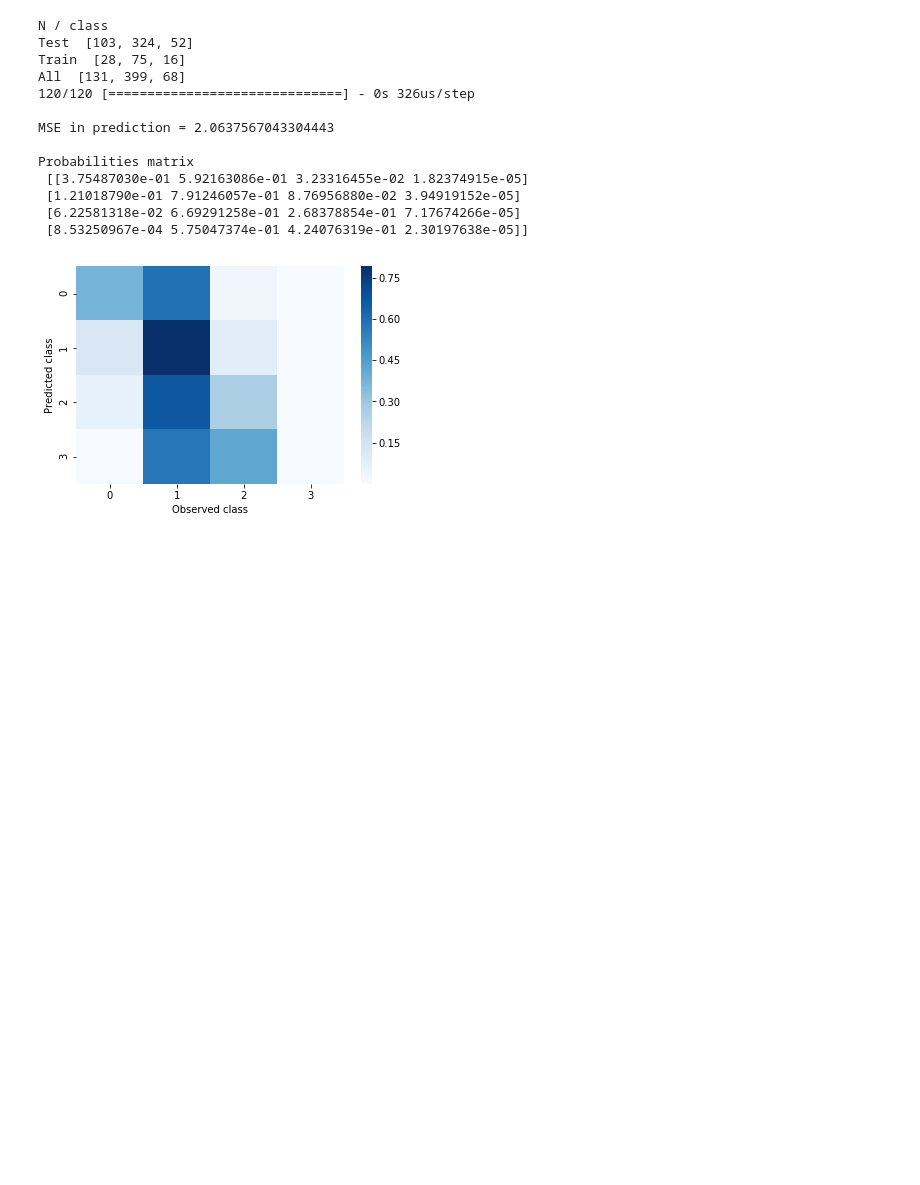
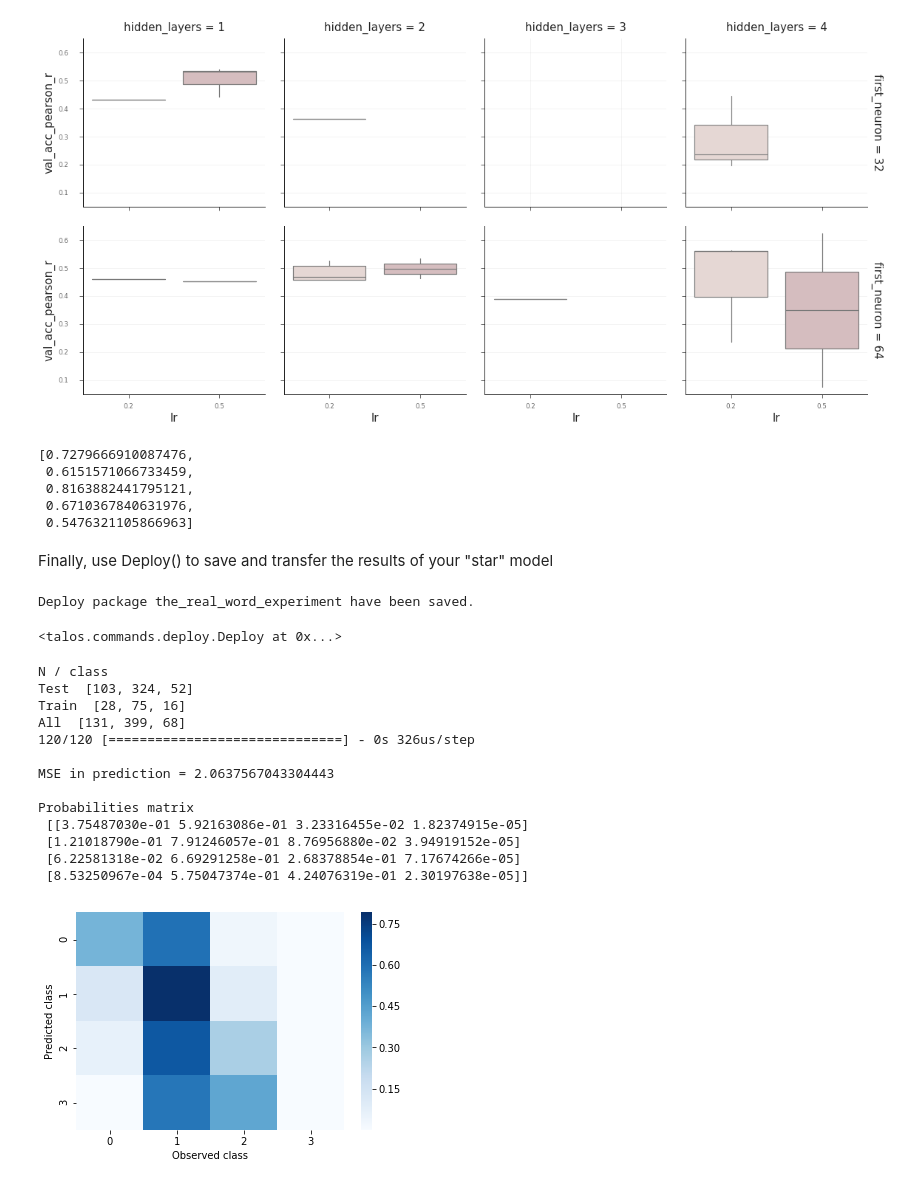
Before and after one commit to miguelperezenciso/DLpipeline, a Jupyter notebook: PDL.ipynb, the cells around one changed output. Cells and saved outputs as stored; diff of their text form; code cells hidden in the pictures; blank space fills up the shorter version.

```diff
--- a/PDL.ipynb
+++ b/PDL.ipynb
@@ -455,3 +510,40 @@ r.plot_hist('loss')
+# %%
+import seaborn as sns
+# You also can use seaborn to check other combination of parameters
+sns.set_context("paper", rc={"font.size":15,"axes.titlesize":15,"axes.labelsize":15})
+g = sns.FacetGrid(tcomp.data, col="hidden_layers",row="first_neuron", margin_titles=True,height=4)
+g.map(sns.boxplot,"lr","val_acc_pearson_r", palette=sns.cubehelix_palette(8),saturation=.5);
+# %% [output]
+[figure, added]
+# %%
+# Model evaluation
+# talos has a function to evaluate the model from Scan object
+
+from talos import Evaluate
+
+# create the evaluate object
+e = Evaluate(tcomp)
+
+# perform the evaluation
+e.evaluate(X_val, y_val,metric="val_acc_pearson_r" ,mode="regression")
+# model regression uses the mean absolute error by default. Custom metrics are not allowing in evaluate
+#Warning: note we use the same data than in scan validation, however, it should be used a fully different
+# dataset (the validation set)!
+# %% [output]
+[0.7279666910087476,
+ 0.6151571066733459,
+ 0.8163882441795121,
+ 0.6710367840631976,
+ 0.5476321105866963]
+# %% [markdown]
+Finally, use Deploy() to save and transfer the results of your "star" model
+# %%
+from talos import Deploy
+
+Deploy(tcomp, 'the_real_word_experiment',metric='val_acc_pearson_r',asc=False)
+# %% [output]
+Deploy package the_real_word_experiment have been saved.
+<talos.commands.deploy.Deploy at 0x...>
 # %%
 # MLP example with multiclass target
 
```
Also changed, not shown: parts of 15 cells of this notebook.
